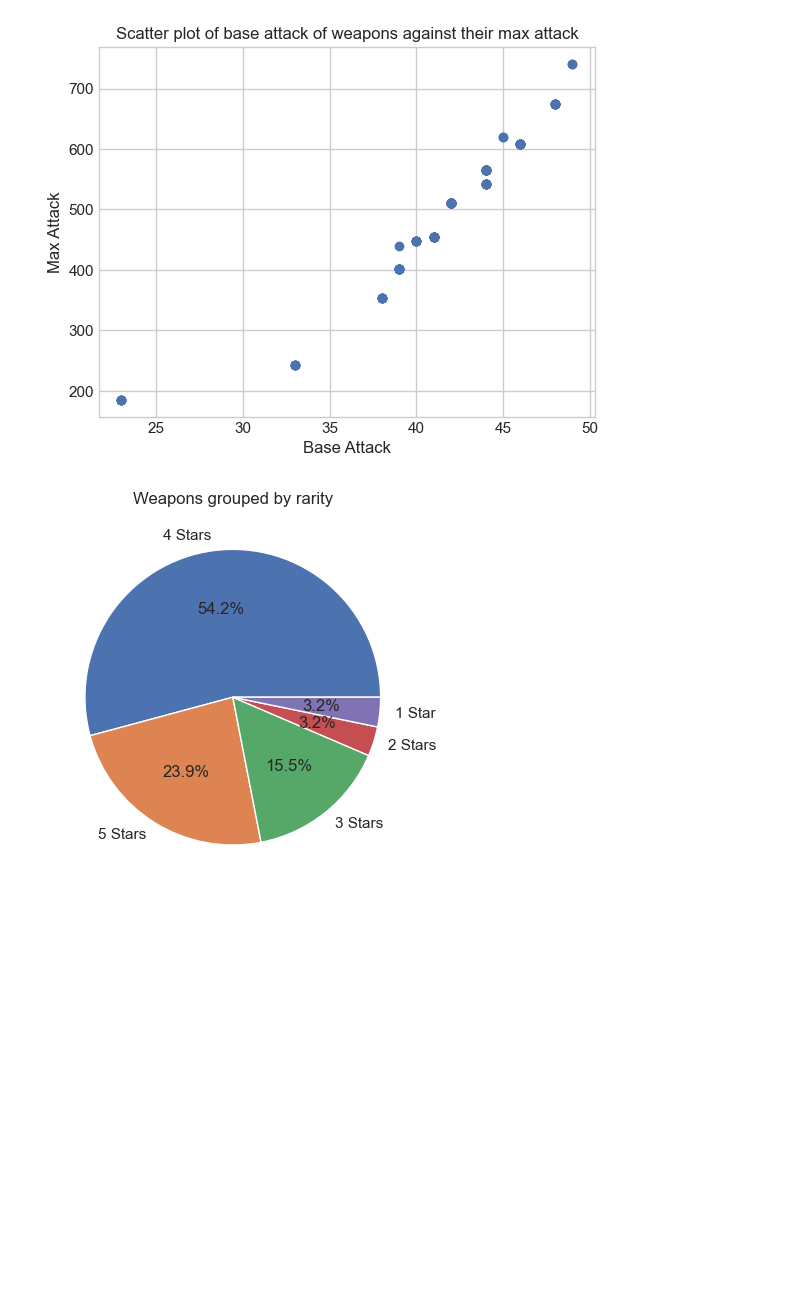
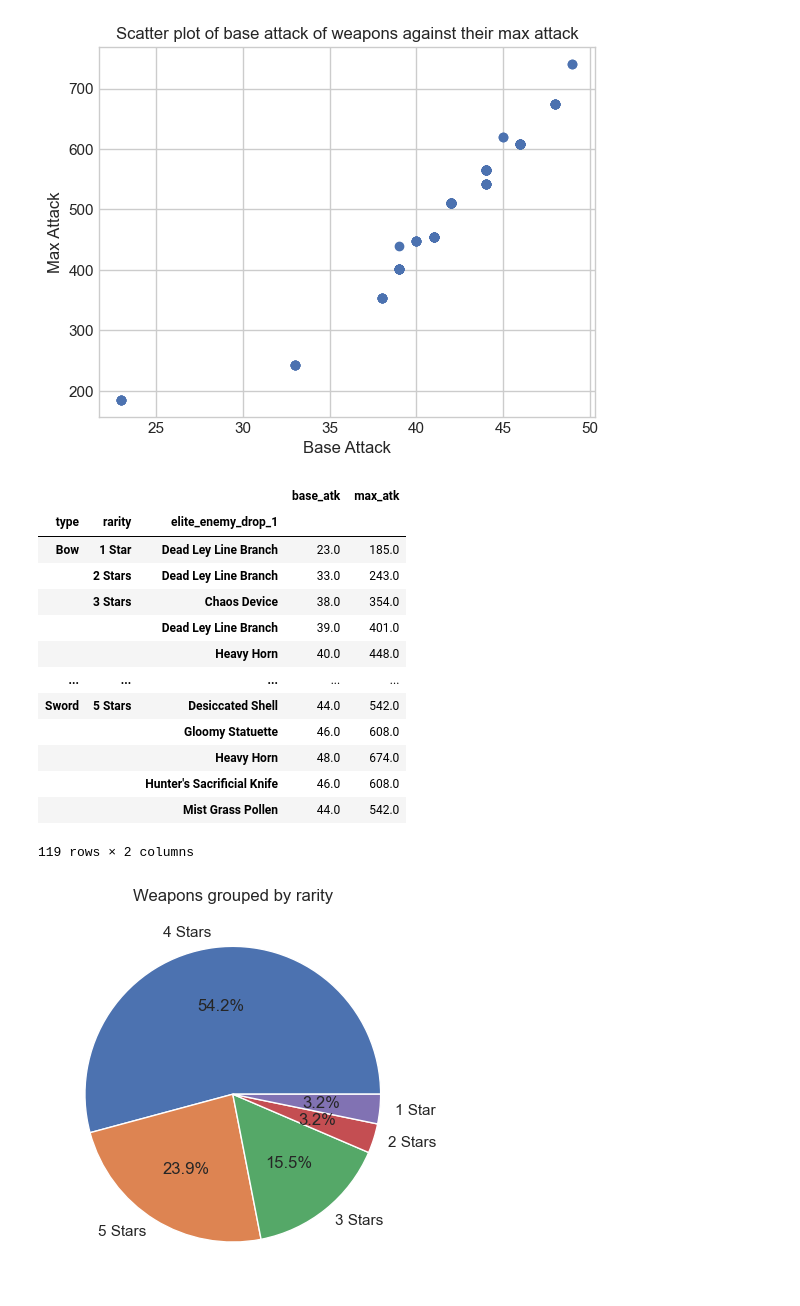
Before and after one commit to sillyEjevika/jupyter_notebook_LoginovaVN, a Jupyter notebook: Loginova VN.ipynb, the cells around one changed output. Cells and saved outputs as stored; diff of their text form; code cells hidden in the pictures; blank space fills up the shorter version.

```diff
--- a/Loginova VN.ipynb
+++ b/Loginova VN.ipynb
@@ -73,6 +77,23 @@ plt.ylabel('Max Attack')
 plt.show()
 # %% [output]
 [figure]
+# %%
+df.groupby(['type','rarity','elite_enemy_drop_1']).mean()
+# %% [output]
+|  |  |  | base_atk | max_atk |
+| type | rarity | elite_enemy_drop_1 |  |  |
+| Bow | 1 Star | Dead Ley Line Branch | 23.0 | 185.0 |
+|  | 2 Stars | Dead Ley Line Branch | 33.0 | 243.0 |
+|  | 3 Stars | Chaos Device | 38.0 | 354.0 |
+|  |  | Dead Ley Line Branch | 39.0 | 401.0 |
+|  |  | Heavy Horn | 40.0 | 448.0 |
+| ... | ... | ... | ... | ... |
+| Sword | 5 Stars | Desiccated Shell | 44.0 | 542.0 |
+|  |  | Gloomy Statuette | 46.0 | 608.0 |
+|  |  | Heavy Horn | 48.0 | 674.0 |
+|  |  | Hunter's Sacrificial Knife | 46.0 | 608.0 |
+|  |  | Mist Grass Pollen | 44.0 | 542.0 |
+119 rows × 2 columns
 # %%
 rarity_counts = df['rarity'].value_counts()
 
```
Also changed, not shown: parts of 3 cells of this notebook.
